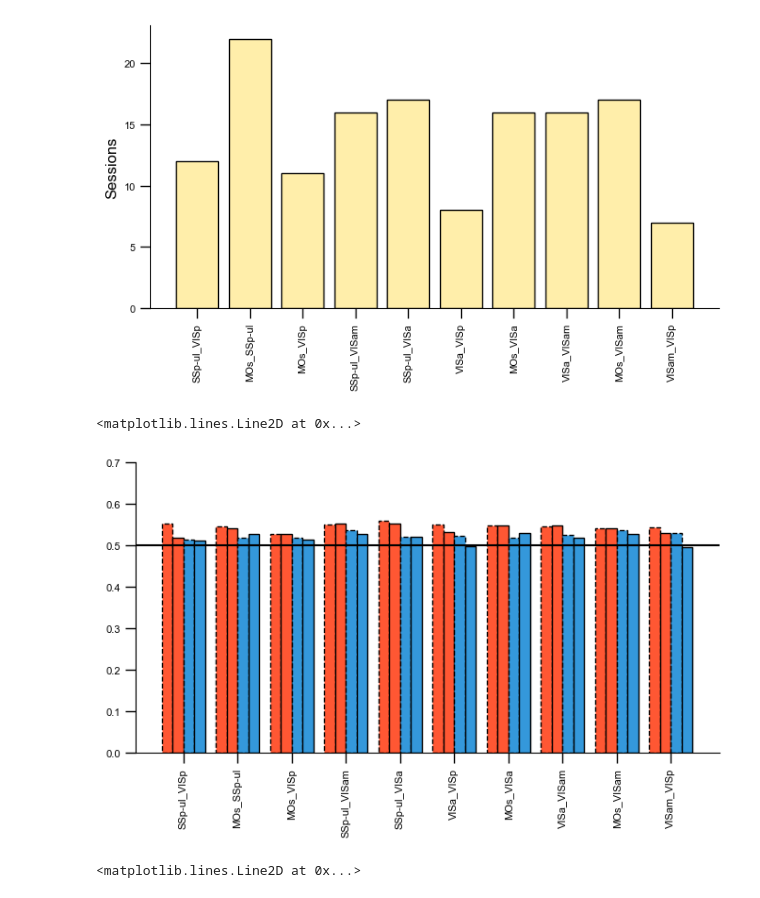
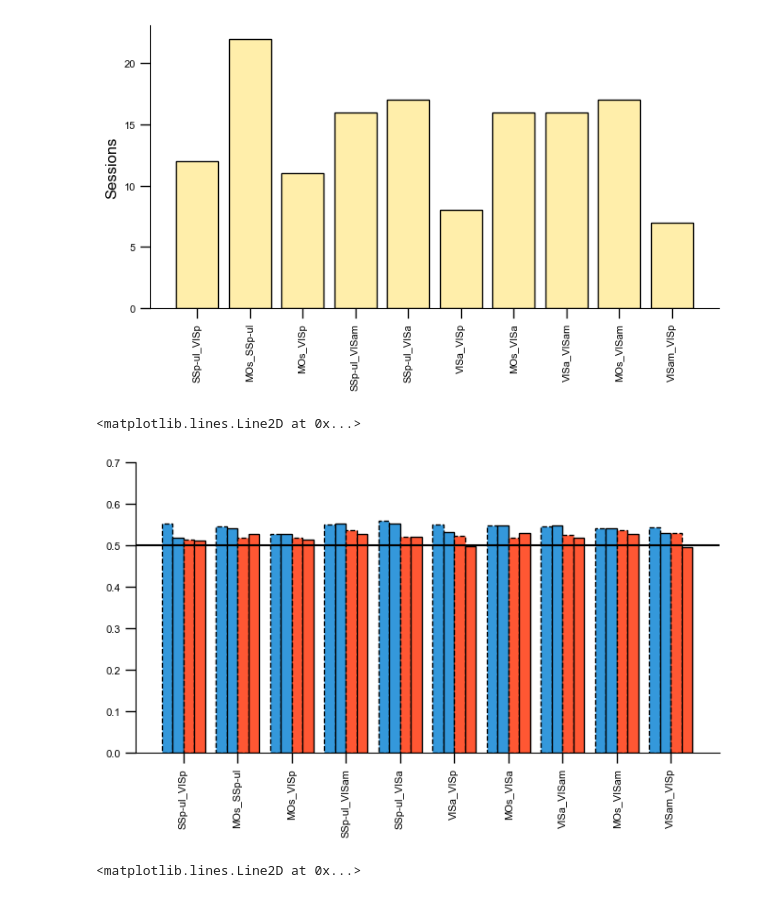
Before and after one commit to debottamKundu/ibl-partial-info-decomp, a Jupyter notebook: notebooks/multiregiondecoders.ipynb, the cells around one changed output. Drawn from its saved outputs; the diff is of its cells as text; code cells hidden in the pictures.

```diff
--- a/notebooks/multiregiondecoders.ipynb
+++ b/notebooks/multiregiondecoders.ipynb
@@ -597,24 +593,29 @@ Text(0, 0.5, 'Sessions')
 # %%
 fig, ax = plt.subplots(figsize=(8, 4))
 
-colors = ["#FF5733", "#FF5733", "#3498DB", "#3498DB"]
+colors = [
+    "#3498DB",
+    "#3498DB",
+    "#FF5733",
+    "#FF5733",
+]
 linestyle = ["--", "-", "--", "-"]
 for idx in range(4):
     ax.bar(
         np.arange(len(region_keys)) + 0.2 * idx,
         mean_accuracies_x[:, 0, idx],
         width=0.2,
         color=colors[idx],
         edgecolor="k",
         linestyle=linestyle[idx],
     )
 
 ax.set_xticks(np.arange(len(region_keys)) + 0.2 * (4 - 1) / 2, region_keys, rotation=90)
 ax.set_ylim(0, 0.7)
 ax.axhline(0.5)
 # %% [output]
 <matplotlib.lines.Line2D at 0x...>
-[figure, old version]
+[figure, new version]
 # %%
 mean_accuracies_by_condition_choice = mean_accuracies_for_wifi_by_conditions(files_choice)
 # %%
```
Also changed, not shown: parts of 10 cells of this notebook, 2 other files.
